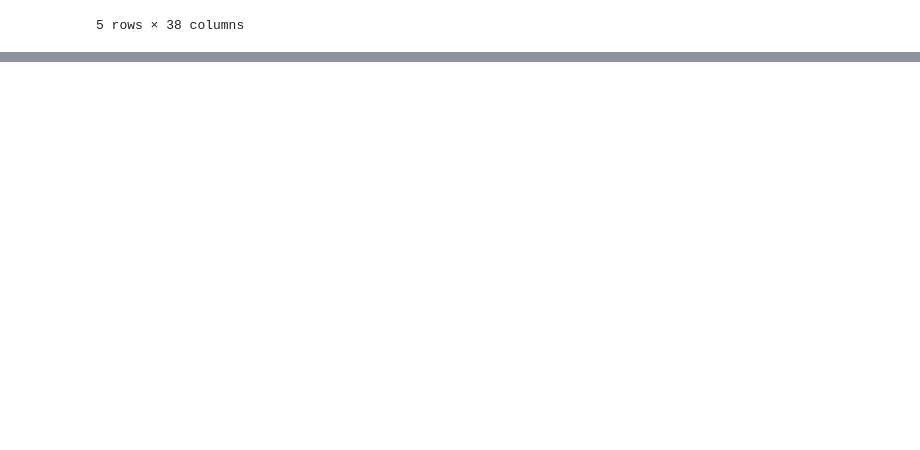
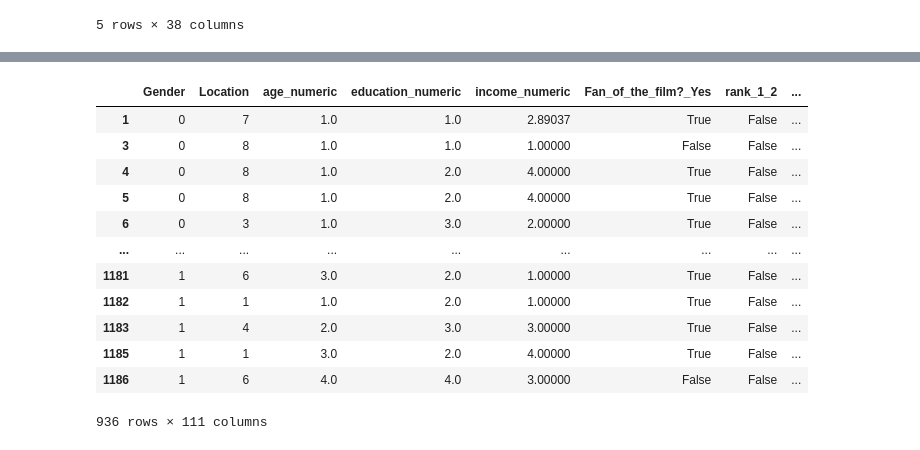
Before and after one commit to MosesIbe23/CSE450_Machine_Learning, a Jupyter notebook: Semester_Project.ipynb, the cells around one changed output, grey strips where cells are left out. Saved outputs shown, nothing was run; the diff lists cells and outputs as text; code cells hidden in the pictures; blank space fills up the shorter version.

```diff
--- a/Semester_Project.ipynb
+++ b/Semester_Project.ipynb
@@ -153,19 +162,26 @@ See the caveats in the documentation: https://pandas.pydata.org/pandas-docs/stab
 # %%
-print(df.isnull().sum())
-
 # Replace blank values with NaN, and drop any remaining rows with missing values
 df.replace("", np.nan, inplace=True)
 
-# Impute missing values
-# For numerical columns, we'll replace NaN values with the mean
-numerical_cols = ['age_numeric', 'education_numeric', 'income_numeric']
-for col in numerical_cols:
-    df[col].fillna(df[col].mean(), inplace=True)
+# # Impute missing values
+# numerical_cols = ['age_numeric', 'education_numeric', 'income_numeric']
+# for col in numerical_cols:
+#     df[col].fillna(df[col].mean(), inplace=True)
 
-# For categorical columns, we'll replace NaN values with the mode
-categorical_cols = ['Gender', 'Location']
-for col in categorical_cols:
-    df[col].fillna(df[col].mode()[0], inplace=True)
+# # For categorical columns, we'll replace NaN values with the mode
+# categorical_cols = ['Gender', 'Location', 'seen_1', 'seen_2', 'seen_3', 'seen_4', 'seen_5', 'seen_6']
+# for col in categorical_cols:
+#     df[col].fillna(df[col].mode()[0], inplace=True)
+
+# Combine numerical and categorical column logic
+for col in df.columns:
+    if df[col].dtype in ['int64', 'float64']:  # Check if the column is numeric
+        if 'N/A' in df[col].unique():  # Check if 'N/A' is in the column
+            df[col].replace('N/A', None, inplace=True)  # Replace 'N/A' with NaN
+        df[col] = pd.to_numeric(df[col], errors='coerce')  # Ensure column is numeric
+        df[col].fillna(df[col].mean(), inplace=True)  # Fill NaN with mean
+    else:  # For categorical columns
+        df[col].fillna(df[col].mode()[0], inplace=True)  # Fill NaN with mode
 
 # Verify that there are no more missing values
 print(df.isnull().sum())
@@ -190,5 +206,5 @@ location_mapping = {
     'West South Central': 9
 }
 df['Location'] = df['Location'].map(location_mapping)
-df
+df.head()
 # %% [output]
@@ -237 +247,26 @@ For example, when doing 'df[col].method(value, inplace=True)', try using 'df.met
+# %%
+# Define features and target
+
+traindf = pd.get_dummies(df, drop_first= True)
+traindf = traindf.reindex(columns=traindf.columns, fill_value=0)
+traindf
+
+X = traindf.drop('target', axis = 1)
+y = traindf['target']  # Target variable indicating if income is more than $50k
+
+X
+# %% [output]
+|  | Gender | Location | age_numeric | education_numeric | income_numeric | Fan_of_the_film?_Yes | rank_1_2 | ... |
+| 1 | 0 | 7 | 1.0 | 1.0 | 2.89037 | True | False | ... |
+| 3 | 0 | 8 | 1.0 | 1.0 | 1.00000 | False | False | ... |
+| 4 | 0 | 8 | 1.0 | 2.0 | 4.00000 | True | False | ... |
+| 5 | 0 | 8 | 1.0 | 2.0 | 4.00000 | True | False | ... |
+| 6 | 0 | 3 | 1.0 | 3.0 | 2.00000 | True | False | ... |
+| ... | ... | ... | ... | ... | ... | ... | ... | ... |
+| 1181 | 1 | 6 | 3.0 | 2.0 | 1.00000 | True | False | ... |
+| 1182 | 1 | 1 | 1.0 | 2.0 | 1.00000 | True | False | ... |
+| 1183 | 1 | 4 | 2.0 | 3.0 | 3.00000 | True | False | ... |
+| 1185 | 1 | 1 | 3.0 | 2.0 | 4.00000 | True | False | ... |
+| 1186 | 1 | 6 | 4.0 | 4.0 | 3.00000 | False | False | ... |
+936 rows × 111 columns
 # %%
```
Also changed, not shown: parts of 10 cells of this notebook.
